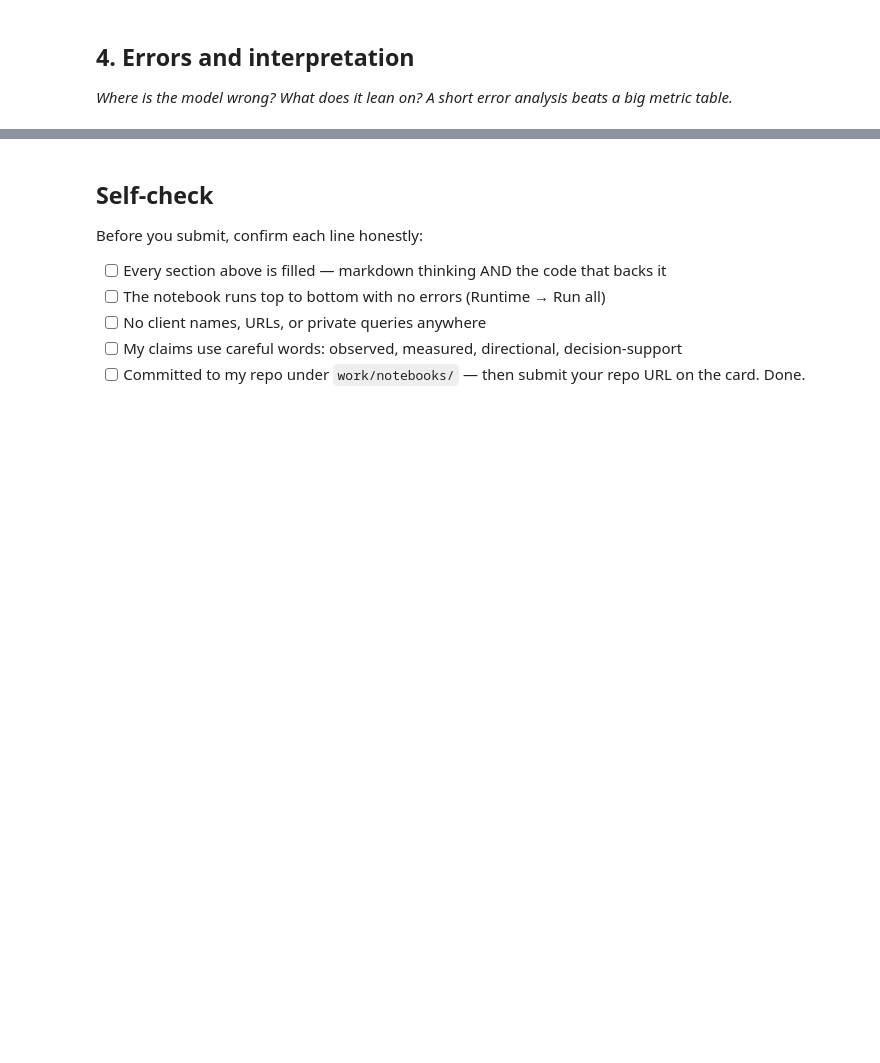
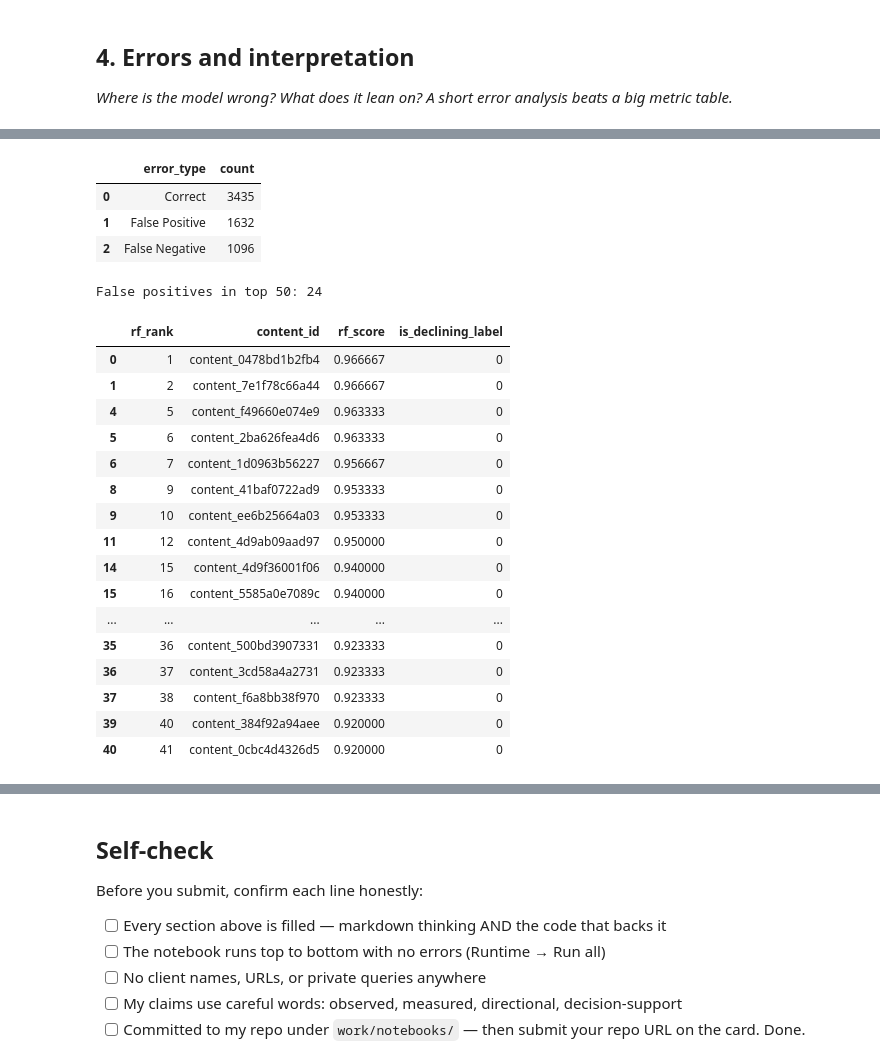
Before and after one commit to Kashaf537/flyrank-ml-internship, a Jupyter notebook: work/notebooks/w05_model.ipynb, the cells around one changed output, grey strips where cells are left out. Saved outputs shown, nothing was run; the diff lists cells and outputs as text; code cells hidden in the pictures; blank space fills up the shorter version.

```diff
--- a/work/notebooks/w05_model.ipynb
+++ b/work/notebooks/w05_model.ipynb
@@ -84,0 +499,71 @@ Columns: 44
+# %%
+# Add actual labels and predictions to the ranked results
+import numpy as np
+
+rf_results["predicted_declining"] = (
+    rf_results["rf_score"] >= 0.5
+).astype(int)
+
+rf_results["error_type"] = np.where(
+    (rf_results["predicted_declining"] == 1) &
+    (rf_results["is_declining_label"] == 0),
+    "False Positive",
+    np.where(
+        (rf_results["predicted_declining"] == 0) &
+        (rf_results["is_declining_label"] == 1),
+        "False Negative",
+        "Correct"
+    )
+)
+
+error_summary = (
+    rf_results["error_type"]
+    .value_counts()
+    .rename_axis("error_type")
+    .reset_index(name="count")
+)
+
+error_summary
+# %% [output]
+|  | error_type | count |
+| 0 | Correct | 3435 |
+| 1 | False Positive | 1632 |
+| 2 | False Negative | 1096 |
+# %%
+top50_false_positives = rf_results[
+    (rf_results["rf_rank"] <= 50) &
+    (rf_results["is_declining_label"] == 0)
+].copy()
+
+print(
+    "False positives in top 50:",
+    len(top50_false_positives)
+)
+
+top50_false_positives[
+    [
+        "rf_rank",
+        "content_id",
+        "rf_score",
+        "is_declining_label"
+    ]
+].head(20)
+# %% [output]
+False positives in top 50: 24
+|  | rf_rank | content_id | rf_score | is_declining_label |
+| 0 | 1 | content_0478bd1b2fb4 | 0.966667 | 0 |
+| 1 | 2 | content_7e1f78c66a44 | 0.966667 | 0 |
+| 4 | 5 | content_f49660e074e9 | 0.963333 | 0 |
+| 5 | 6 | content_2ba626fea4d6 | 0.963333 | 0 |
+| 6 | 7 | content_1d0963b56227 | 0.956667 | 0 |
+| 8 | 9 | content_41baf0722ad9 | 0.953333 | 0 |
+| 9 | 10 | content_ee6b25664a03 | 0.953333 | 0 |
+| 11 | 12 | content_4d9ab09aad97 | 0.950000 | 0 |
+| 14 | 15 | content_4d9f36001f06 | 0.940000 | 0 |
+| 15 | 16 | content_5585a0e7089c | 0.940000 | 0 |
+| ... | ... | ... | ... | ... |
+| 35 | 36 | content_500bd3907331 | 0.923333 | 0 |
+| 36 | 37 | content_3cd58a4a2731 | 0.923333 | 0 |
+| 37 | 38 | content_f6a8bb38f970 | 0.923333 | 0 |
+| 39 | 40 | content_384f92a94aee | 0.920000 | 0 |
+| 40 | 41 | content_0cbc4d4326d5 | 0.920000 | 0 |
```
Also changed, not shown: parts of 26 cells of this notebook.
